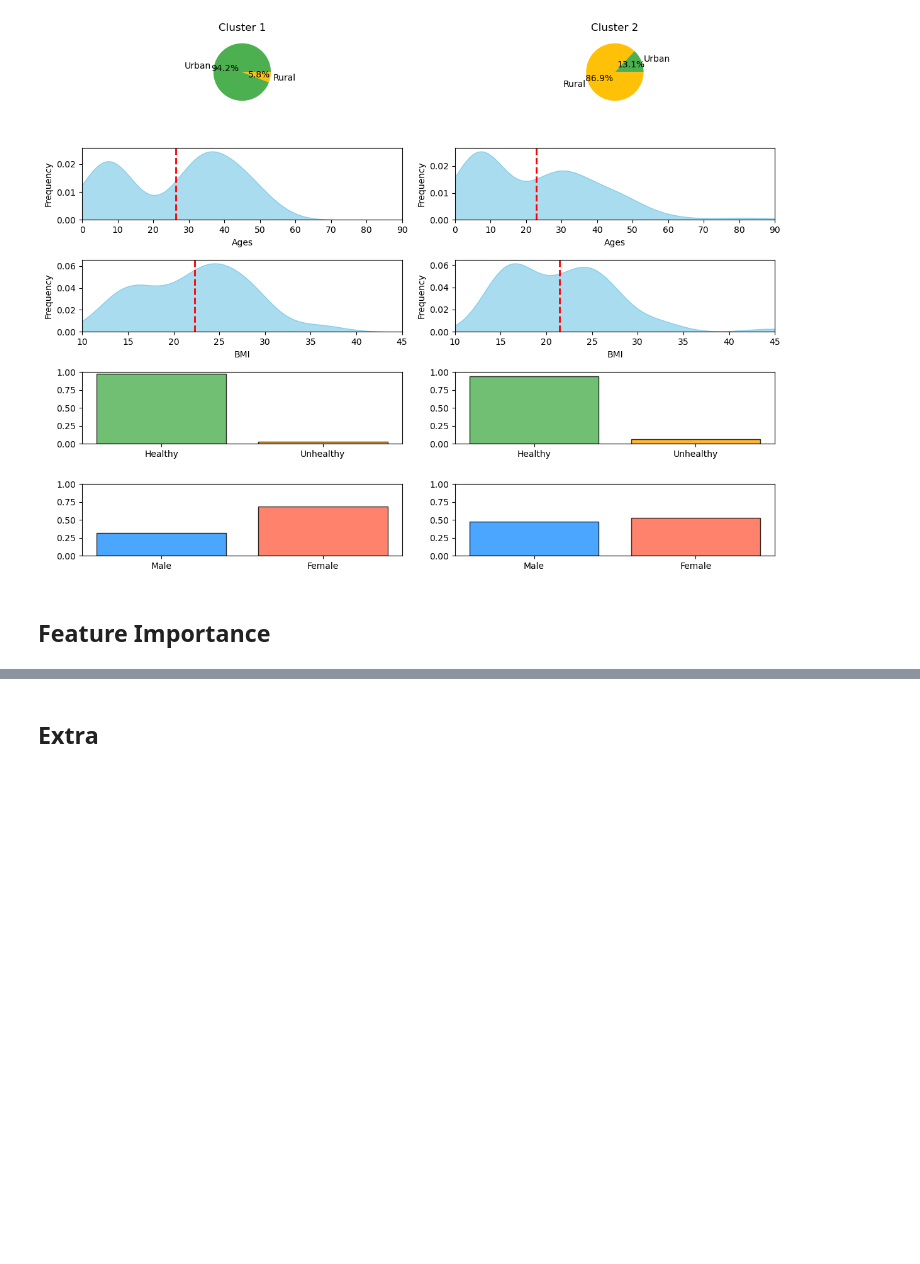
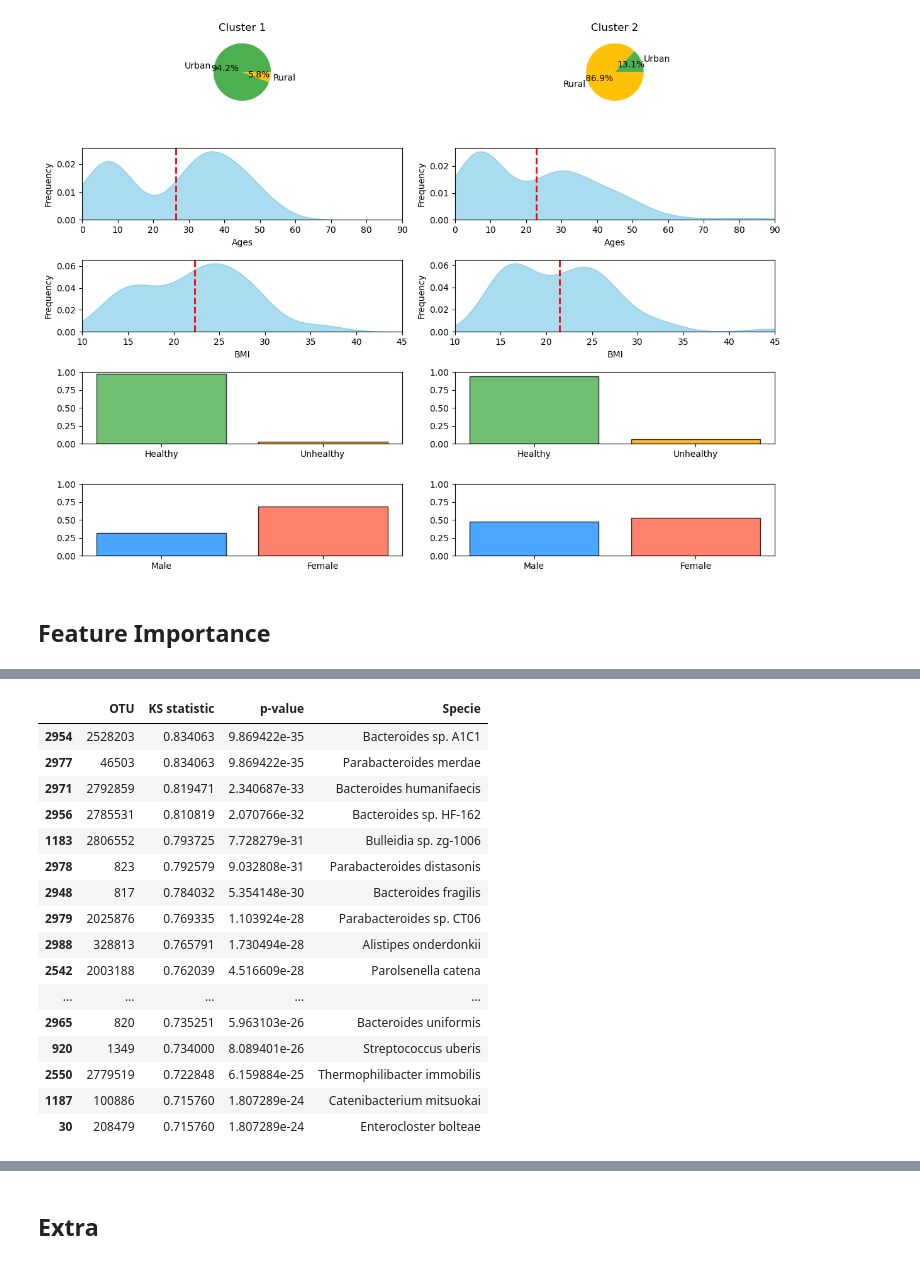
Before and after one commit to RafaPe/MX-Rural-Urban-Microbiome, a Jupyter notebook: notebooks/clutering_experiments.ipynb, the cells around one changed output, grey strips where cells are left out. Cells and saved outputs as stored; diff of their text form; code cells hidden in the pictures; blank space fills up the shorter version.

```diff
--- a/notebooks/clutering_experiments.ipynb
+++ b/notebooks/clutering_experiments.ipynb
@@ -655,3 +673,47 @@ feature_importance.sort_values(by='KS statistic', ascending=False)
+# %%
+otus = []
+kstest = []
+p_values = []
+for otu in cluster_features:
+    # print(otu)
+    rural_dist = list(rural_features[otu])
+    urban_dist = list(urban_features[otu])
+    mean_diff = np.mean(rural_dist) - np.mean(urban_dist)
+    var_diff = np.var(rural_dist) - np.var(urban_dist)
+    # print(f"Mean Difference: {mean_diff}, Variance Difference: {var_diff}")
+    ks_stat, p_value = ks_2samp(rural_dist, urban_dist)
+    # print(f"KS Statistic: {ks_stat}, p-value: {p_value}")
+    otus.append(otu)
+    kstest.append(ks_stat)
+    p_values.append(p_value)
+# %%
+feature_importance2 = pd.DataFrame(zip(otus, kstest, p_values), columns = ['OTU', 'KS statistic', 'p-value'])
+# %%
+specie = []
+for otu in otus:
+    specie.append(otus_df.loc[otu]['SpeciesFull'])
+# %%
+feature_importance2['Specie'] = specie
+# %%
+feature_importance2.sort_values(by='KS statistic', ascending=False).head(20)
+# %% [output]
+|  | OTU | KS statistic | p-value | Specie |
+| 2954 | 2528203 | 0.834063 | 9.869422e-35 | Bacteroides sp. A1C1 |
+| 2977 | 46503 | 0.834063 | 9.869422e-35 | Parabacteroides merdae |
+| 2971 | 2792859 | 0.819471 | 2.340687e-33 | Bacteroides humanifaecis |
+| 2956 | 2785531 | 0.810819 | 2.070766e-32 | Bacteroides sp. HF-162 |
+| 1183 | 2806552 | 0.793725 | 7.728279e-31 | Bulleidia sp. zg-1006 |
+| 2978 | 823 | 0.792579 | 9.032808e-31 | Parabacteroides distasonis |
+| 2948 | 817 | 0.784032 | 5.354148e-30 | Bacteroides fragilis |
+| 2979 | 2025876 | 0.769335 | 1.103924e-28 | Parabacteroides sp. CT06 |
+| 2988 | 328813 | 0.765791 | 1.730494e-28 | Alistipes onderdonkii |
+| 2542 | 2003188 | 0.762039 | 4.516609e-28 | Parolsenella catena |
+| ... | ... | ... | ... | ... |
+| 2965 | 820 | 0.735251 | 5.963103e-26 | Bacteroides uniformis |
+| 920 | 1349 | 0.734000 | 8.089401e-26 | Streptococcus uberis |
+| 2550 | 2779519 | 0.722848 | 6.159884e-25 | Thermophilibacter immobilis |
+| 1187 | 100886 | 0.715760 | 1.807289e-24 | Catenibacterium mitsuokai |
+| 30 | 208479 | 0.715760 | 1.807289e-24 | Enterocloster bolteae |
 # %%
 otus_df
 # %% [output]
```
Also changed, not shown: parts of 6 cells of this notebook.
